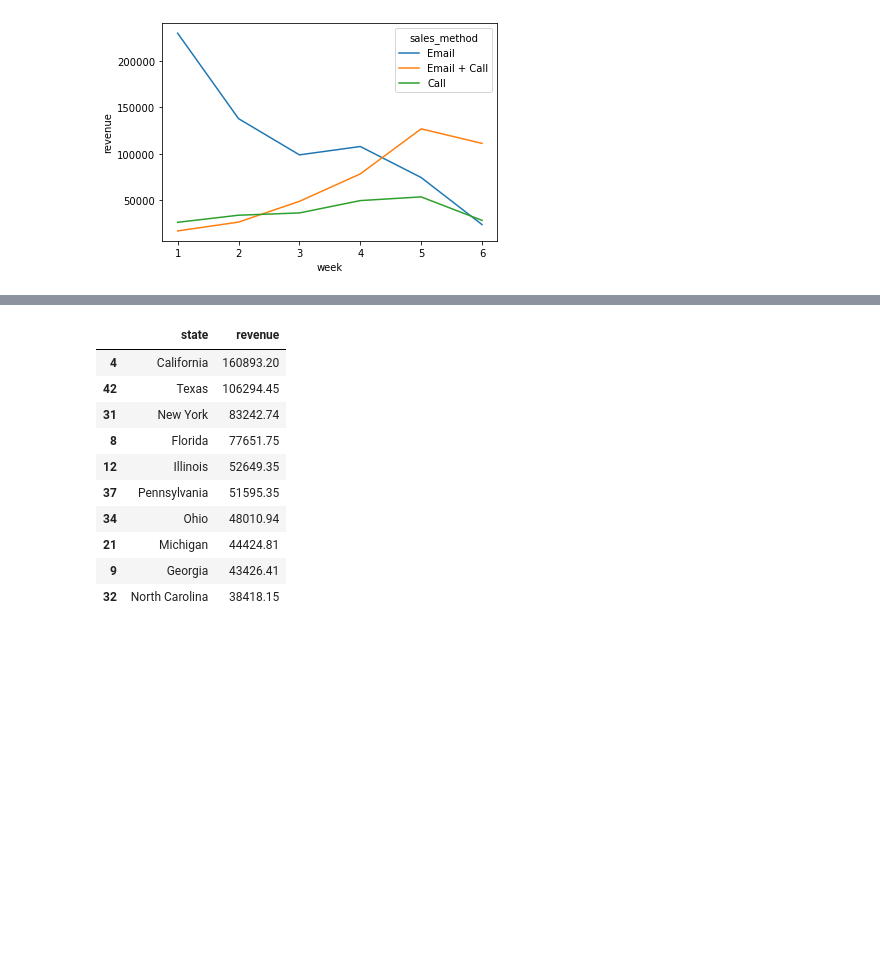
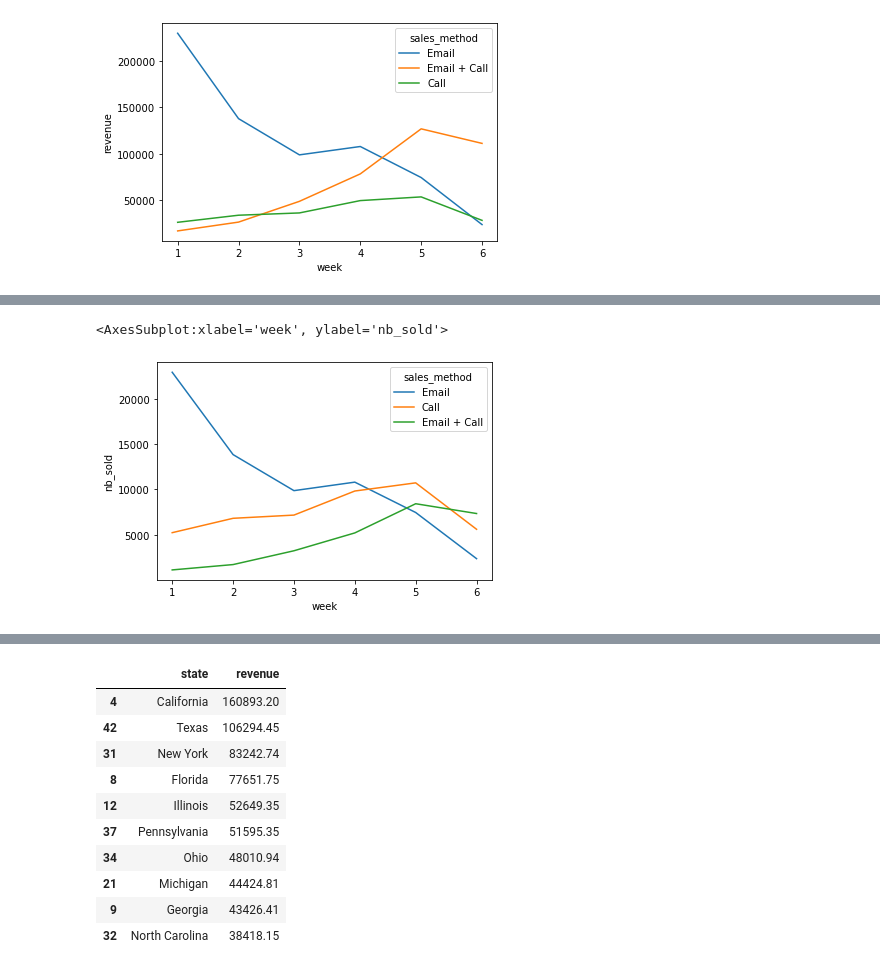
Before and after one commit to Miickka/datacamp_certificate, a Jupyter notebook: Product_Sales.ipynb, the cells around one changed output, grey strips where cells are left out. Saved outputs shown, nothing was run; the diff lists cells and outputs as text; code cells hidden in the pictures; blank space fills up the shorter version.

```diff
--- a/Product_Sales.ipynb
+++ b/Product_Sales.ipynb
@@ -495,3 +495,16 @@ sns.lineplot(data=revenue_over_time, x="week", y="revenue", hue="sales_method")
 plt.show()
 # %% [output]
 [figure]
+# %%
+#Calculating the nb_sold over time for each sales method
+method_sold = df_cleaned.groupby(['week', 'sales_method'])['nb_sold'].sum()
+method_sold = method_sold.reset_index()
+method_sold['proportion'] = round(method_sold['nb_sold'] / method_sold['nb_sold'].sum(), 2)
+#Printing the revenue over time for each sales method sorting by the 'revenue' column in descending order
+method_sold = method_sold.sort_values(by='nb_sold', ascending=False)
+print(method_sold)
+
+
+
+#saving into a csv file to be used in the visualization part
+method_sold.to_csv('method_sold.csv', index=False)
@@ -497,0 +531,6 @@ plt.show()
+# %%
+#ploting the nb_sold over time for each sales method using a line plot
+sns.lineplot(data=method_sold, x="week", y="nb_sold", hue="sales_method")
+# %% [output]
+<AxesSubplot:xlabel='week', ylabel='nb_sold'>
+[figure, added]
```
Also changed, not shown: parts of 17 cells of this notebook.
